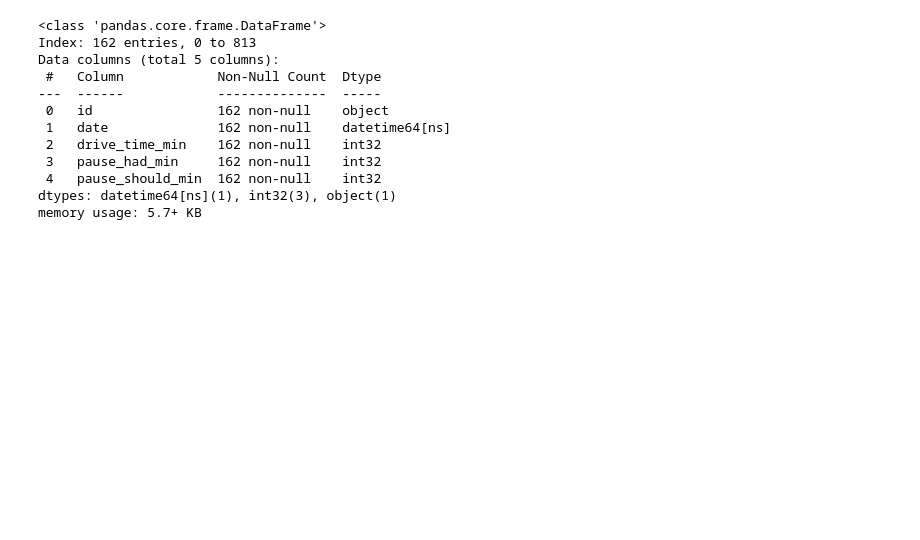
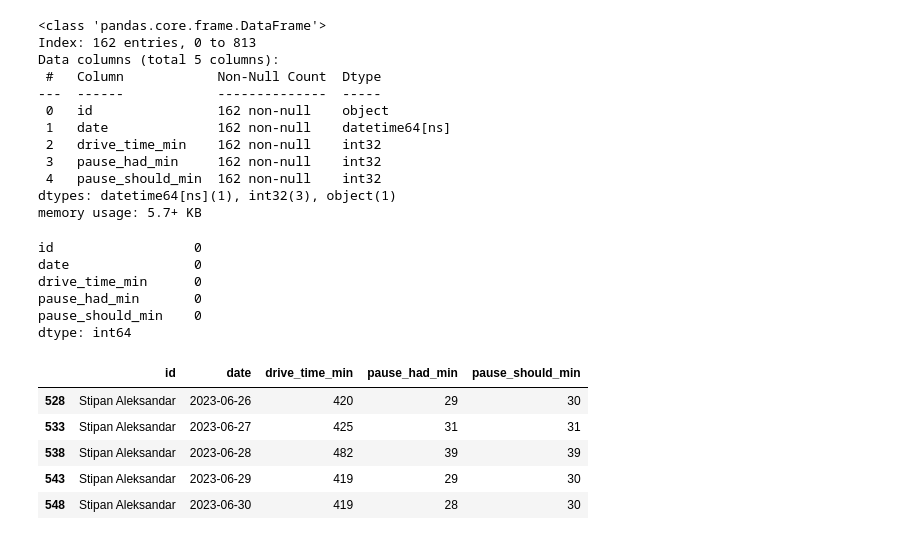
Before and after one commit to Ujstor/Data-Science-Introduction, a Jupyter notebook: 01_numpy_pandas_matplotlib/WorkingHours_data_analysis/data_cleaning2.ipynb, the cells around one changed output. Saved outputs shown, nothing was run; the diff lists cells and outputs as text; code cells hidden in the pictures; blank space fills up the shorter version.

```diff
--- a/01_numpy_pandas_matplotlib/WorkingHours_data_analysis/data_cleaning2.ipynb
+++ b/01_numpy_pandas_matplotlib/WorkingHours_data_analysis/data_cleaning2.ipynb
@@ -100,3 +100,12 @@ Data columns (total 5 columns):
  4   pause_should_min  162 non-null    int32
 dtypes: datetime64[ns](1), int32(3), object(1)
 memory usage: 5.7+ KB
+# %%
+cleaned_data.isnull().sum()
+# %% [output]
+id                  0
+date                0
+drive_time_min      0
+pause_had_min       0
+pause_should_min    0
+dtype: int64
@@ -103,3 +115,12 @@ memory usage: 5.7+ KB
+# %%
+cleaned_data.tail()
+# %% [output]
+|  | id | date | drive_time_min | pause_had_min | pause_should_min |
+| 528 | Stipan Aleksandar | 2023-06-26 | 420 | 29 | 30 |
+| 533 | Stipan Aleksandar | 2023-06-27 | 425 | 31 | 31 |
+| 538 | Stipan Aleksandar | 2023-06-28 | 482 | 39 | 39 |
+| 543 | Stipan Aleksandar | 2023-06-29 | 419 | 29 | 30 |
+| 548 | Stipan Aleksandar | 2023-06-30 | 419 | 28 | 30 |
 # %%
 cleaned_data['total_time_hour'] = (cleaned_data['drive_time_min'] + cleaned_data['pause_should_min']) / 60
 # %%
```
Also changed, not shown: parts of 4 cells of this notebook, 6 other files.
